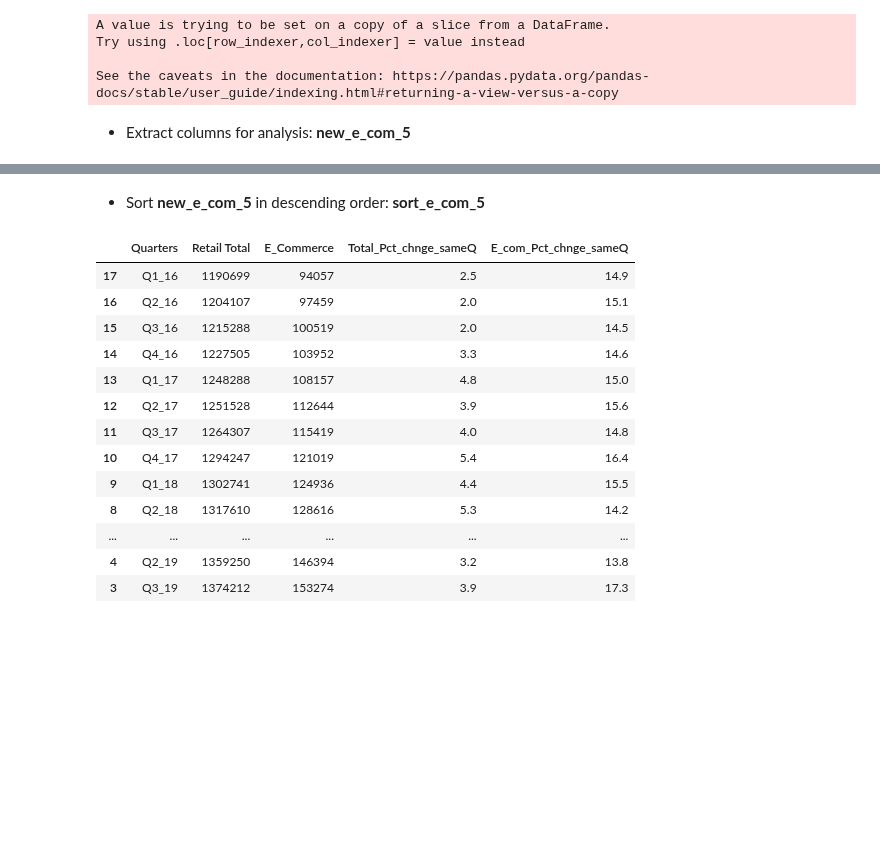
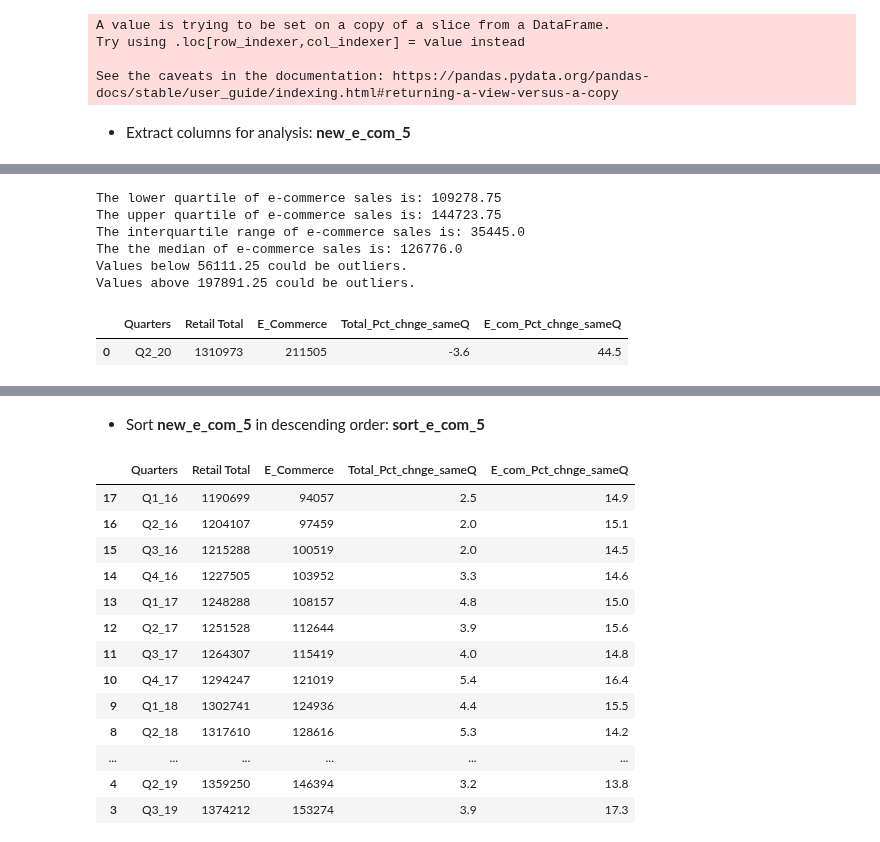
Before and after one commit to LenSin3/Conservatory-cvd19-retail, a Jupyter notebook: covid-retail.ipynb, the cells around one changed output, grey strips where cells are left out. Drawn from its saved outputs; the diff is of its cells as text; code cells hidden in the pictures; blank space fills up the shorter version.

```diff
--- a/covid-retail.ipynb
+++ b/covid-retail.ipynb
@@ -412,0 +479,28 @@ new_e_com_5 = e_com_5[['Quarters',  'Retail Total', 'E_Commerce', 'Total_Pct_chn
+# %%
+# Determine if there are any potential outliers in the average occupancy in California
+quartiles = new_e_com_5['E_Commerce'].quantile([.25,.5,.75])
+lowerq = quartiles[0.25]
+upperq = quartiles[0.75]
+iqr = upperq-lowerq
+
+print(f"The lower quartile of e-commerce sales is: {lowerq}")
+print(f"The upper quartile of e-commerce sales is: {upperq}")
+print(f"The interquartile range of e-commerce sales is: {iqr}")
+print(f"The the median of e-commerce sales is: {quartiles[0.5]} ")
+
+lower_bound = lowerq - (1.5*iqr)
+upper_bound = upperq + (1.5*iqr)
+print(f"Values below {lower_bound} could be outliers.")
+print(f"Values above {upper_bound} could be outliers.")
+
+outlier_e_commerce = new_e_com_5.loc[(new_e_com_5['E_Commerce'] < lower_bound) | (new_e_com_5['E_Commerce'] > upper_bound)]
+outlier_e_commerce
+# %% [output]
+The lower quartile of e-commerce sales is: 109278.75
+The upper quartile of e-commerce sales is: 144723.75
+The interquartile range of e-commerce sales is: 35445.0
+The the median of e-commerce sales is: 126776.0
+Values below 56111.25 could be outliers.
+Values above 197891.25 could be outliers.
+|  | Quarters | Retail Total | E_Commerce | Total_Pct_chnge_sameQ | E_com_Pct_chnge_sameQ |
+| 0 | Q2_20 | 1310973 | 211505 | -3.6 | 44.5 |
```
Also changed, not shown: parts of 15 cells of this notebook.
